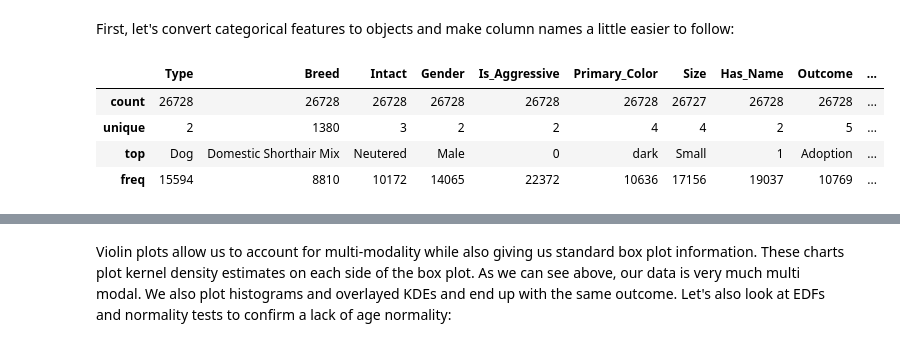
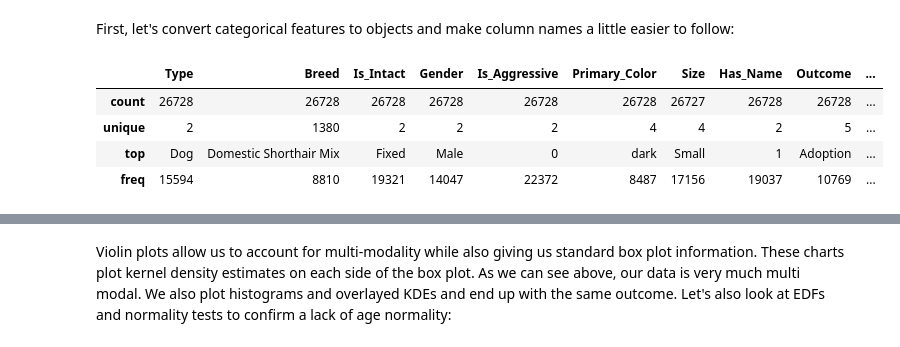
Before and after one commit to mg826/Data_Mining, a Jupyter notebook: Project1_Exploration_Visualization_Dreduce.ipynb, the cells around one changed output, grey strips where cells are left out. Saved outputs shown, nothing was run; the diff lists cells and outputs as text; code cells hidden in the pictures.

```diff
--- a/Project1_Exploration_Visualization_Dreduce.ipynb
+++ b/Project1_Exploration_Visualization_Dreduce.ipynb
@@ -177,23 +175,20 @@ import re
 
 agg_breeds = ['Bull','Doberman','Rottweiler','Husky','German','Boxer','Malamute','Dane']
 
-df['aggBreed'] = [re.split('\W+',i) for i in df['Breed']]
+df['is_aggressive'] = [re.split('\W+',i) for i in df['Breed']]
 
-aggColumn = []
-for i in df['aggBreed'].values:
+for idx, i in enumerate(df['is_aggressive'].values):
     if len(agg_breeds) != len(set(agg_breeds).difference(i)):
-        aggColumn.append((1))
+        df.set_value(idx, 'is_aggressive', 1)
     else:
-        aggColumn.append(0)
-df['is_aggressive'] = aggColumn
-del df['aggBreed'] # clean up
+        df.set_value(idx, 'is_aggressive', 0)
 # %% [markdown]
 Let's also grab the primary color using same regex approach and reduce the number of categories in color
 # %%
 colorMap = {'exotic':['Agouti','Calico','Lynx','Tricolor','Tortie','Flame','Torbie'], # these are some odd colors...
-            'dark':['Black','Chocolate','Liver','Sable','Blue','Seal','Red'],
+            'dark':['Black','Chocolate','Liver','Sable','Seal','Red'],
             'neutral':['Gray','Silver','Tan','Buff','Brown','Fawn'],
-            'light':['Cream','Pink','White','Yellow','Lilac','Ruddy','Apricot','Orange','Gold']}
+            'light':['Cream','Blue','Pink','White','Yellow','Lilac','Ruddy','Apricot','Orange','Gold']}
 
 df['primary_color'] = [re.split('\W+',i)[0] for i in df['Color']]
 
@@ -211,19 +211,19 @@ df['size'] = np.where(df['AnimalType'].values == 'Cat', 'Small', df['size']) # s
 del df['BreedLU'] # drop the lookup vector
 # %%
 # Source: http://www.petinsurance.com/healthzone/pet-articles/pet-breeds/Top-10-Dog-Breeds.aspx
-TopDogBreeds = ['Boxer', 'Rottweiler', 'Poodle', 'Yorkshire Terrier',
+topBreeds = ['Boxer', 'Rottweiler', 'Poodle', 'Yorkshire Terrier',
                 'French Bulldog', 'Beagle', 'Bulldog',
                 'Golden Retriever', 'German Shepherd', 'Labrador Retriever']
 
-DogBreedTop = []
+topBreedList = []
 for i in df['Breed']:
     matched = False
-    for topBreed in TopDogBreeds:
+    for topBreed in topBreeds:
         if topBreed in i:
-            DogBreedTop.append(topBreed)
+            topBreedList.append(1)
             matched = True
             break
     if not matched:
-        DogBreedTop.append('Other')
+        topBreedList.append(0)
 
-df['DogBreedTop'] = DogBreedTop
+df['is_popular'] = topBreedList
@@ -236,15 +234,17 @@ del df['DateTime'], df['SexuponOutcome']
 # %% [markdown]
 First, let's convert categorical features to objects and make column names a little easier to follow:
 # %%
-df.columns = ['Name','Outcome','Type','Age','Breed','Color','Has_Name',
-              'Intact','Gender','Is_Aggressive','Primary_Color','Size', 'DogBreedTop']
-categ = ['Type','Breed','Intact','Gender','Is_Aggressive', 'Primary_Color', 'Size','Has_Name','Outcome','DogBreedTop']
+df.columns = ['Name','DateTime','Outcome','Type','SexuponOutcome','AgeuponOutcome','Breed','Color','Has_Name',
+              'Is_Intact','Gender','Age_Value','Is_Aggressive','Primary_Color','Size', 'Is_Popular']
+
+categ = ['Type','Breed','Is_Intact','Gender','Is_Aggressive', 'Primary_Color', 'Size','Has_Name',
+         'Outcome','Is_Popular']
 df[categ] = df[categ].astype(np.object)
 df[categ].describe()
 # %% [output]
-|  | Type | Breed | Intact | Gender | Is_Aggressive | Primary_Color | Size | Has_Name | Outcome | ... |
+|  | Type | Breed | Is_Intact | Gender | Is_Aggressive | Primary_Color | Size | Has_Name | Outcome | ... |
 | count | 26728 | 26728 | 26728 | 26728 | 26728 | 26728 | 26727 | 26728 | 26728 | ... |
-| unique | 2 | 1380 | 3 | 2 | 2 | 4 | 4 | 2 | 5 | ... |
-| top | Dog | Domestic Shorthair Mix | Neutered | Male | 0 | dark | Small | 1 | Adoption | ... |
-| freq | 15594 | 8810 | 10172 | 14065 | 22372 | 10636 | 17156 | 19037 | 10769 | ... |
+| unique | 2 | 1380 | 2 | 2 | 2 | 4 | 4 | 2 | 5 | ... |
+| top | Dog | Domestic Shorthair Mix | Fixed | Male | 0 | dark | Small | 1 | Adoption | ... |
+| freq | 15594 | 8810 | 19321 | 14047 | 22372 | 8487 | 17156 | 19037 | 10769 | ... |
 # %% [markdown]
```
Also changed, not shown: parts of 29 cells of this notebook.
